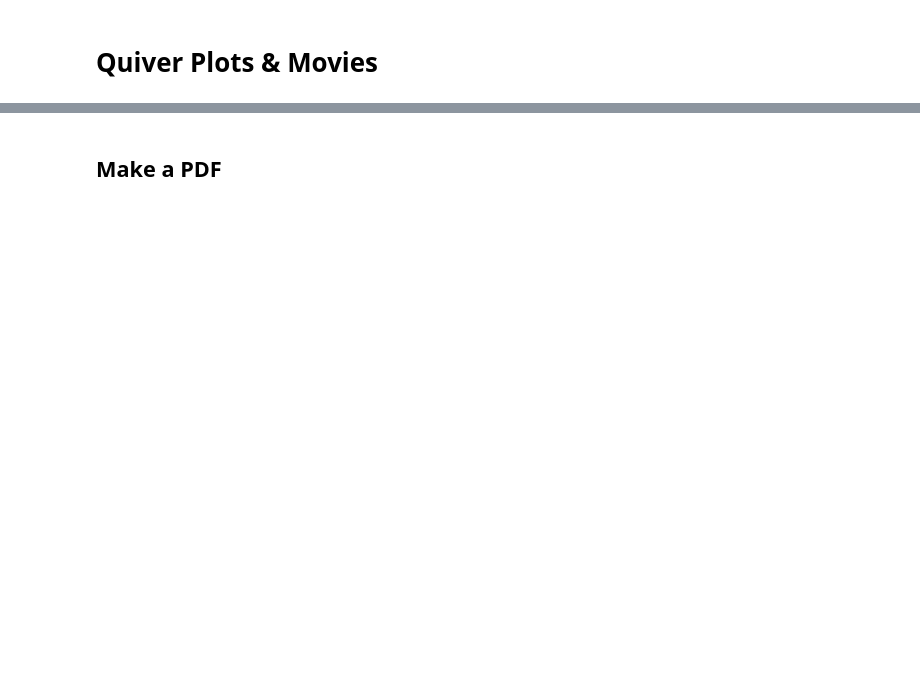
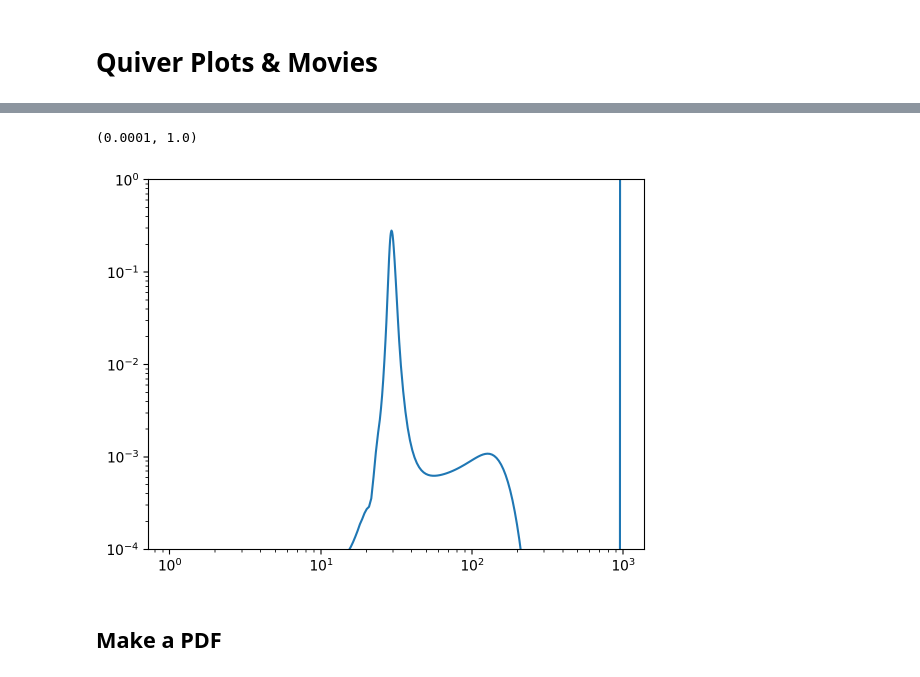
Before and after one commit to birnstiel/araa_figures, a Jupyter notebook: new_arrow_plot/quiver_movie.ipynb, the cells around one changed output, grey strips where cells are left out. Saved outputs shown, nothing was run; the diff lists cells and outputs as text; code cells hidden in the pictures; blank space fills up the shorter version.

```diff
--- a/new_arrow_plot/quiver_movie.ipynb
+++ b/new_arrow_plot/quiver_movie.ipynb
@@ -32,2 +28,19 @@ file = Path(files[-1])
+# %%
+reader = dustpy.hdf5writer()
+data_dir = Path('~').expanduser() / 'DATA/araa_data/lowres_highvf/data_bump'
+# data_dir = Path('data_bump')
+reader.datadir = str(data_dir)
+files = reader.read.listfiles()
+times = reader.read.sequence('t') / c.year
+file = Path(files[np.abs(times - 1e6).argmin()])
+
+sim = reader.read.output(str(file))
+# %%
+f, ax = plt.subplots()
+ax.loglog(sim.grid.r / c.au, sim.dust.eps)
+ax.set_ylim(1e-4, 1e0)
+# %% [output]
+(0.0001, 1.0)
+[figure, added]
 # %% [markdown]
 ## Make a PDF
```
Also changed, not shown: parts of 18 cells of this notebook, 5 other files.
